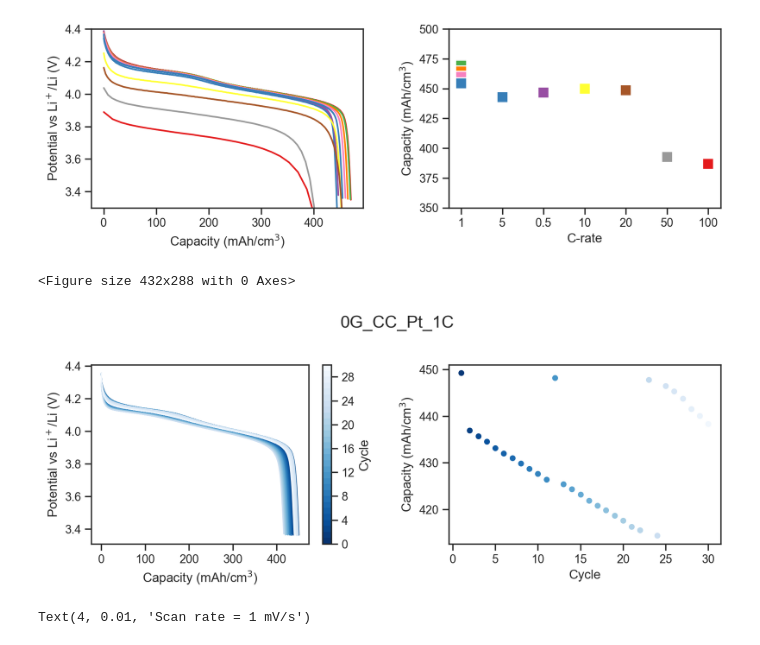
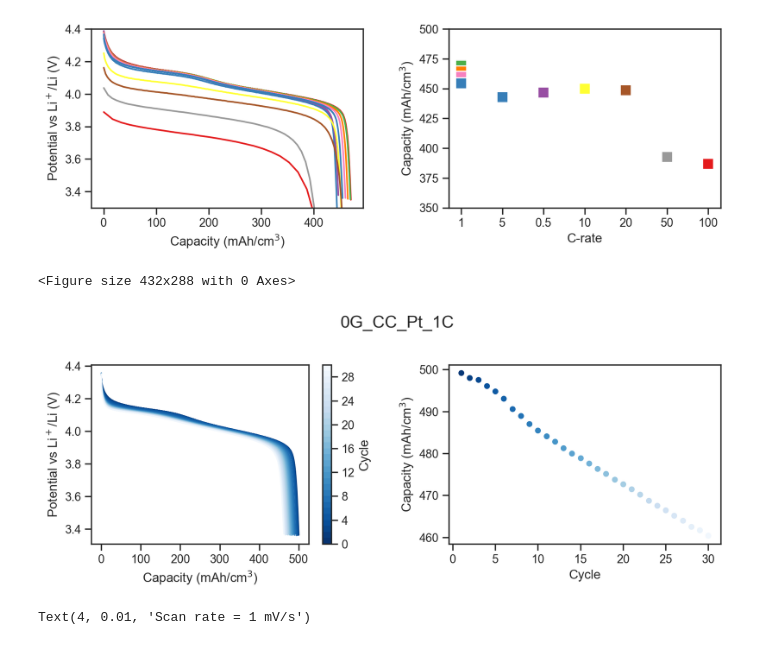
Before and after one commit to ridcil/Code, a Jupyter notebook: LSB_07_Electrochem.ipynb, the cells around one changed output. Cells and saved outputs as stored; diff of their text form; code cells hidden in the pictures.

```diff
--- a/LSB_07_Electrochem.ipynb
+++ b/LSB_07_Electrochem.ipynb
@@ -180,35 +180,35 @@ print(c_rate)
 # %%
 
 path = r'C:\Users\lopezb41\OneDrive - imec\Documents\Experiments\Data\Electrochemical\LSB_07\0G_CC_Pt_1C\lith'
 files = [os.path.join(path, i) for i in os.listdir(path)]
 columns = ['t', 'Potential vs Li$^+$/Li (V)', 'Time (s)', 'Current (A)', 'Charge (C)']
 
 palette = 'Blues_r'
 sns.set_palette(palette, n_colors = len(files)) #BuPu_r
 data = pd.DataFrame(columns=['Cycle', 'Capacity (mAh/cm$^3$)' ])
-thickness = 200 #nm
+thickness = 180 #nm
 
 Z = [[0,0],[0,0]]
 cbar = plt.contourf(Z, levels = np.arange(0, len(files) + 1, 1), cmap=palette)
 plt.clf()
 
 fig, ax = plt.subplots(facecolor = 'white', dpi = dpi, ncols = 2, figsize = (10, 4))
 fig.tight_layout(pad = 4)
 fig.suptitle('0G_CC_Pt_1C', fontsize=16)
 
 n = 1
 for i in files:
     df = pd.read_csv(i, sep = ';', usecols = [0, 1, 2, 4, 5], names = columns, skiprows = 1)
     df['Capacity (mAh/cm$^3$)'] = -1 * df['Charge (C)'] /3.6 / (0.63 * 1e-7 * thickness)
     df['Cycle'] = n
     capcity = df['Capacity (mAh/cm$^3$)'][-10:-9]
     sns.lineplot(data = df, x = 'Capacity (mAh/cm$^3$)', y = columns[1], lw =1, ax = ax[0])
     sns.scatterplot(data = df, x = 'Cycle', y = capcity )
     n += 1
 plt.colorbar(cbar, ax = ax[0]).set_label('Cycle')
 # %% [output]
 <Figure size 432x288 with 0 Axes>
-[figure, old version]
+[figure, new version]
 # %%
 # Al CC
 
```
Also changed, not shown: 2 other files.
